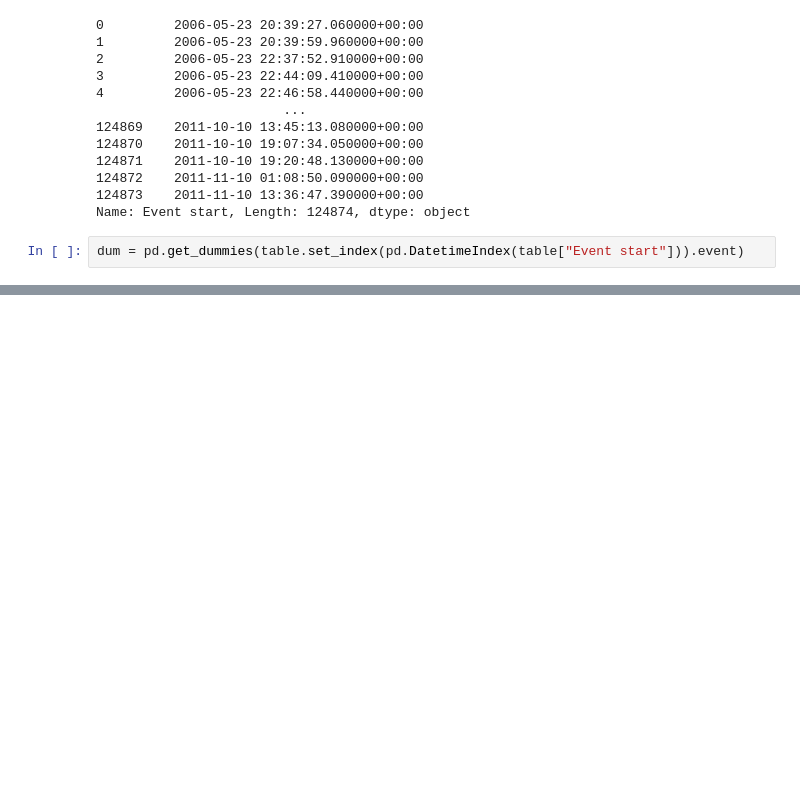
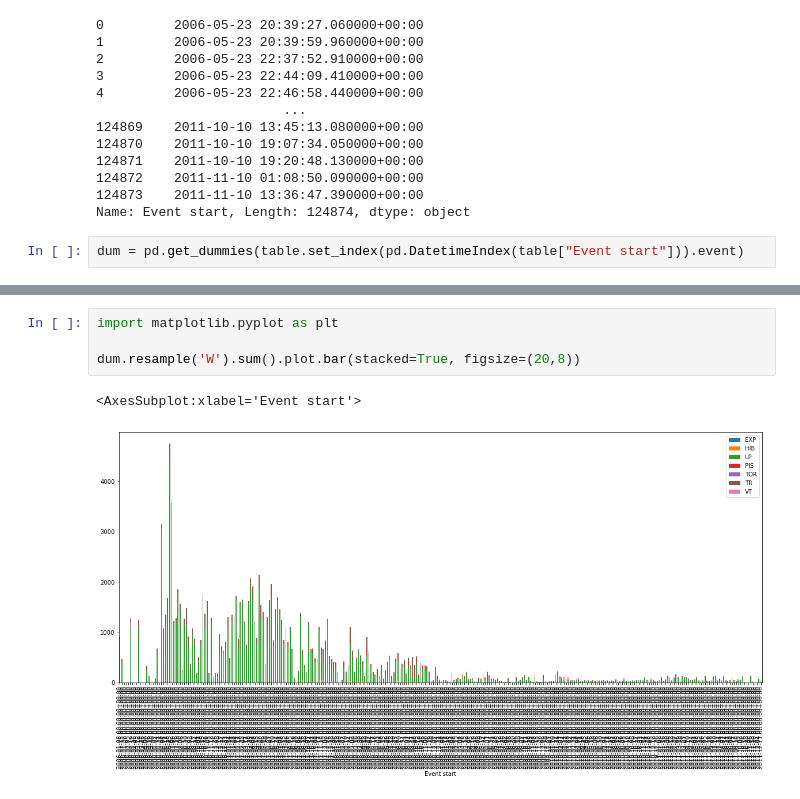
Before and after one commit to rubalravinder/cas_etude_volcano, a Jupyter notebook: hist.ipynb, the cells around one changed output, grey strips where cells are left out. Cells and saved outputs as stored; diff of their text form; blank space fills up the shorter version.

```diff
--- a/hist.ipynb
+++ b/hist.ipynb
@@ -41 +58,8 @@ dum = pd.get_dummies(table.set_index(pd.DatetimeIndex(table["Event start"])).eve
+# %%
+import matplotlib.pyplot as plt
+
+dum.resample('W').sum().plot.bar(stacked=True, figsize=(20,8))
+# %% [output]
+<AxesSubplot:xlabel='Event start'>
+[figure, added]
 # %%
```
Also changed, not shown: parts of 3 cells of this notebook, 3 other files.
